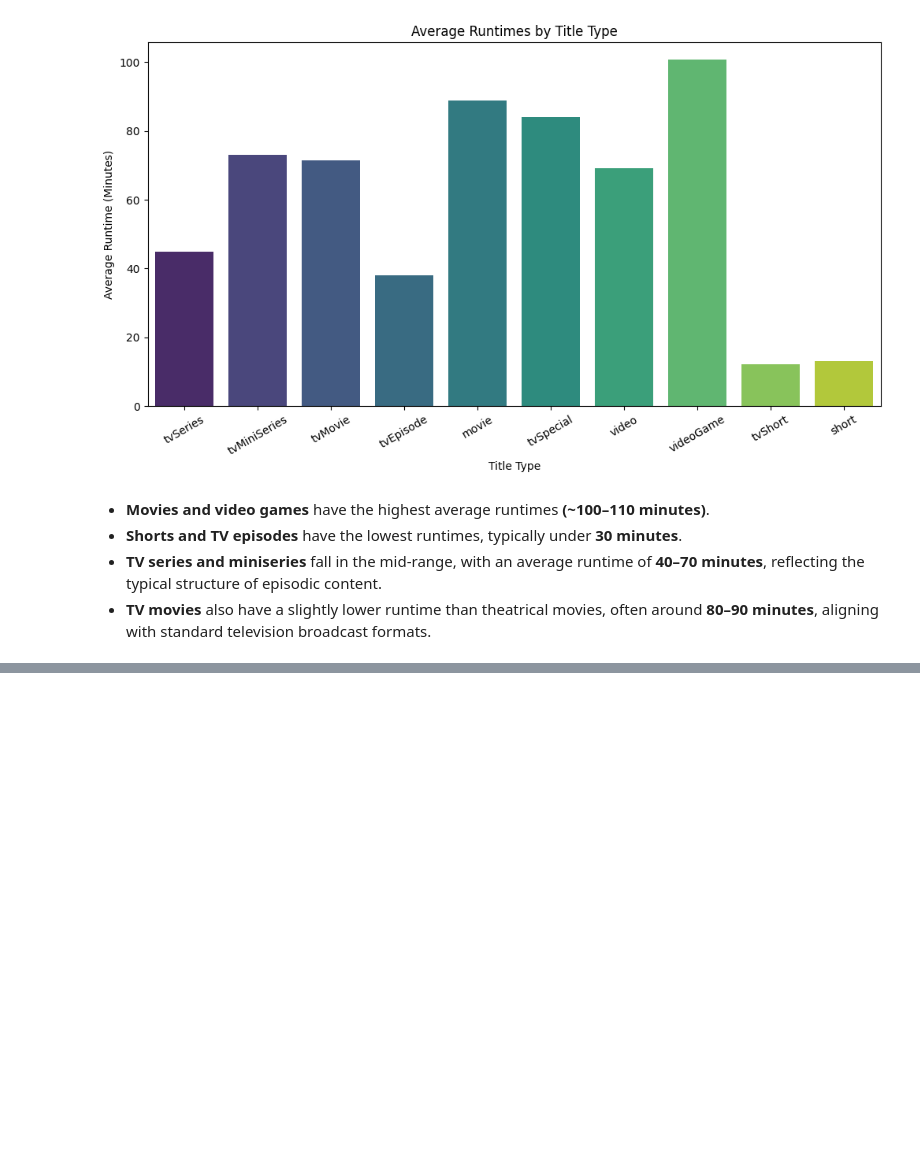
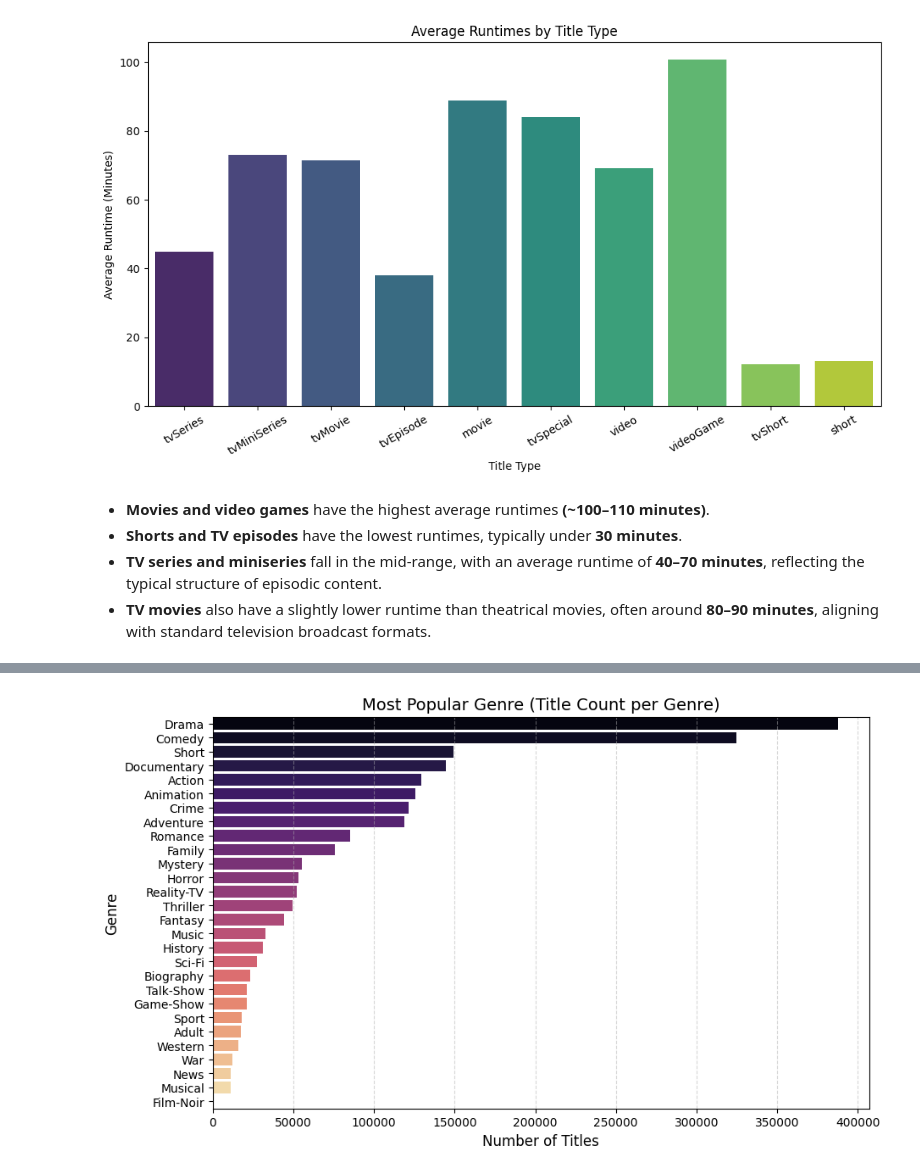
Before and after one commit to rahulsaran21/IMDb-Data-Exploration-with-PySpark-Efficient-Analysis-Insights, a Jupyter notebook: IMDb-Data-Exploration-with-PySpark-Efficient-Analysis-Insights.ipynb, the cells around one changed output, grey strips where cells are left out. Saved outputs shown, nothing was run; the diff lists cells and outputs as text; code cells hidden in the pictures; blank space fills up the shorter version.

Commit message:
Updated notebook with Correlation and Genre Based Analysis

```diff
--- a/IMDb-Data-Exploration-with-PySpark-Efficient-Analysis-Insights.ipynb
+++ b/IMDb-Data-Exploration-with-PySpark-Efficient-Analysis-Insights.ipynb
@@ -612,5 +635,7 @@ movies_df.where(col("titleType") == 'tvPilot').show()
 # %%
-imdb_df = filtered_df.join(ratings_df, on="tconst", how="inner")
+# To merge movie metadata with ratings, use inner join
+imdb_df = movies_df.join(ratings_df, on="tconst", how="inner")
 imdb_df.show(5)
 
+# Show a few rows
 imdb_df.printSchema()
@@ -646,0 +793,24 @@ genre_rating_df.show()
+# %%
+genre_popularity_df = (genre_df.groupBy('genres')
+                       .agg(count("*").alias("genre_count"))
+                       .filter((col("genre_count") >= 500) & ((col("genres") != "\\N")))
+                       .orderBy(desc("genre_count"))
+                      )
+
+# Convert to Pandas for visualization
+genre_popularity_df = genre_popularity_df.toPandas()
+
+# Plot
+plt.figure(figsize=(10,6))
+sns.barplot(x="genre_count", y="genres", hue="genres", data=genre_popularity_df, palette="magma")
+
+# Labels & title
+plt.xlabel("Number of Titles", fontsize=12)
+plt.ylabel("Genre", fontsize=12)
+plt.title("Most Popular Genre (Title Count per Genre)", fontsize=14)
+plt.grid(axis="x", linestyle="--", alpha=0.5)
+
+# Show Plot
+plt.show()
+# %% [output]
+[figure, added]
```
Also changed, not shown: parts of 22 cells of this notebook, 1 other file.
